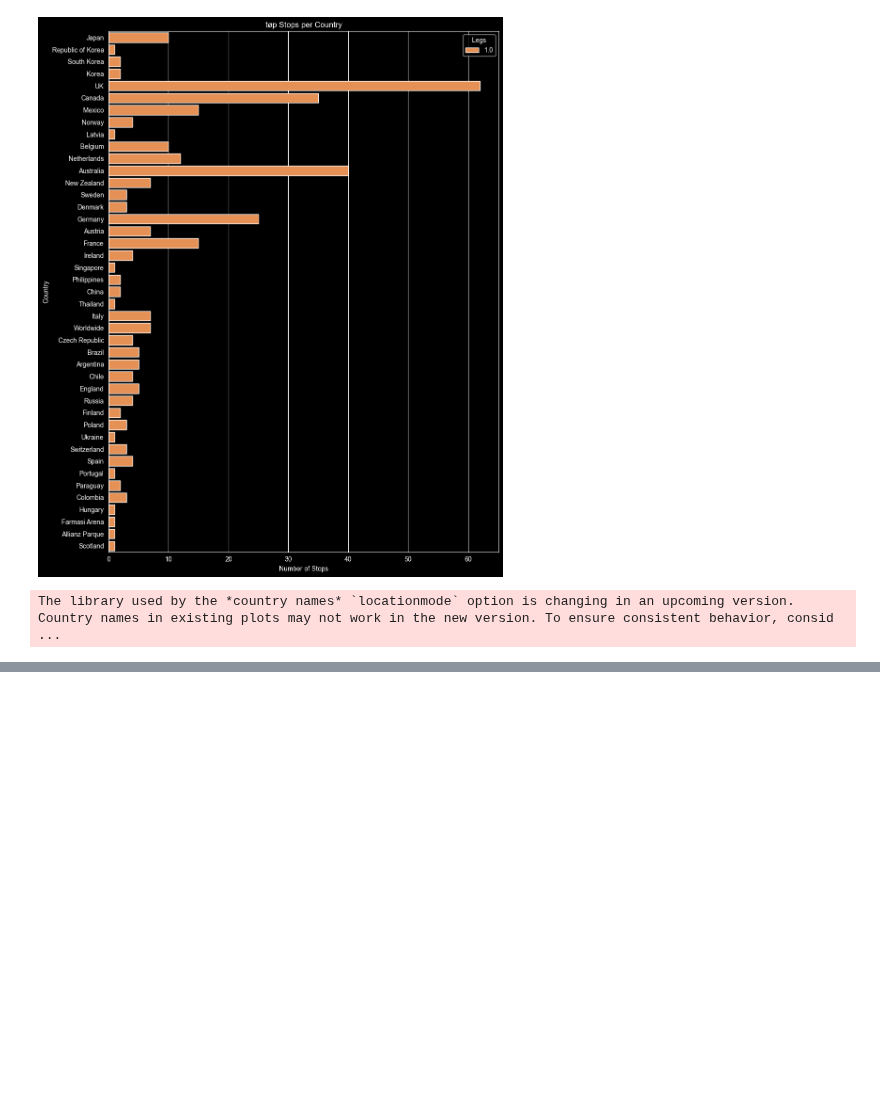
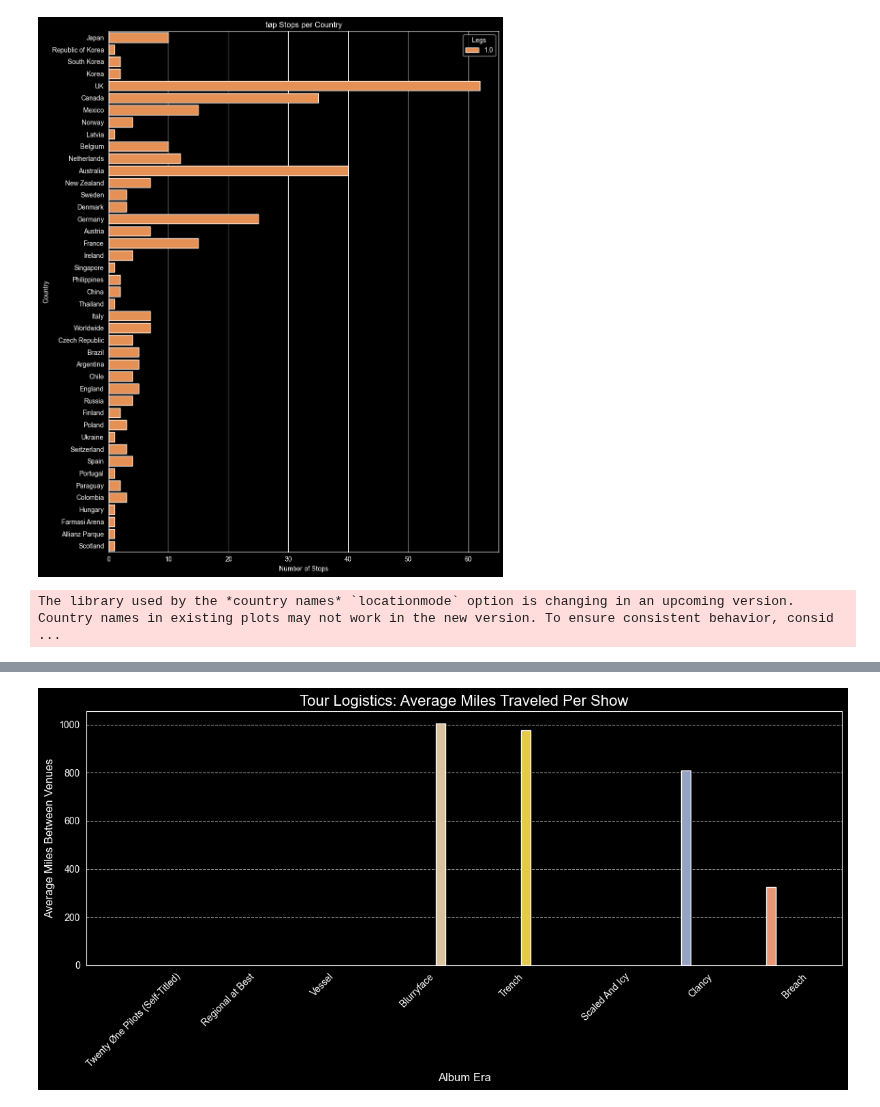
Before and after one commit to MeredithClikkie/torchbearerlab.github.io, a Jupyter notebook: TØPTourStops.ipynb, the cells around one changed output, grey strips where cells are left out. Drawn from its saved outputs; the diff is of its cells as text; code cells hidden in the pictures; blank space fills up the shorter version.

Commit message:
geocoded_cities and Top_Global_Expansion.html

```diff
--- a/TØPTourStops.ipynb
+++ b/TØPTourStops.ipynb
@@ -4,3 +4,6 @@ import pandas as pd
 
 file_path = '/Users/meredithsmith/Desktop/TØPAnalysis/11GoodTØPTours.xlsx'
 df= pd.read_excel(file_path)
+# %%
+geo = '/Users/meredithsmith/Desktop/TØPAnalysis/geocoded_cities.xlsx'
+df_geo = pd.read_excel(geo, usecols = [0,1,2])
@@ -325,0 +482,9 @@ KeyError: 'location_string'
+# %%
+import pandas as pd
+
+# Merge df_geo into df1
+# 'how='left'' ensures you keep all rows from your original df1
+df_combined = pd.merge(df1, df_geo, on='location_string', how='left')
+
+# Check the first few rows to confirm
+print(df_combined.head())
@@ -325,0 +531,8 @@ KeyError: 'location_string'
+# %%
+# Convert to datetime and ensure it's not a boolean series
+df_combined["Date"] = pd.to_datetime(df_combined["Date"], format="%m/%d/%y %H:%M", errors="coerce")
+# %%
+# Create Date and Time columns
+df_combined["ShowDate"] = df_combined["Date"].dt.date
+df_combined["Time"] = df_combined["Date"].dt.strftime("%H:%M")
+df_combined['Time'] = pd.to_datetime(df_combined['Time'])
@@ -394,0 +797,56 @@ print(tour_distances)
+# %%
+import pandas as pd
+import seaborn as sns
+import matplotlib.pyplot as plt
+from geopy.distance import geodesic
+
+# 1. Define the chronological order for the X-axis
+era_order = [
+    "Twenty Øne Pilots (Self-Titled)", "Regional at Best", "Vessel",
+    "Blurryface", "Trench", "Scaled And Icy", "Clancy", "Breach"
+]
+
+def calculate_era_metrics(df_era):
+    # Ensure coordinates are present and drop rows with None/NaN
+    valid_coords = df_era.dropna(subset=['latitude', 'longitude'])
+    points = list(zip(valid_coords['latitude'], valid_coords['longitude']))
+
+    total_miles = 0
+    for i in range(len(points) - 1):
+        total_miles += geodesic(points[i], points[i+1]).miles
+
+    num_shows = len(df_era)
+
+    # Return 0 if no shows to avoid division by zero
+    avg_miles = total_miles / num_shows if num_shows > 0 else 0
+    return pd.Series({'Total_Miles': total_miles, 'Avg_Miles_Per_Show': avg_miles, 'Show_Count': num_shows})
+
+# 2. Apply the calculation to each era
+era_stats = df_era.groupby('Associated Albums').apply(calculate_era_metrics, include_groups=False).reset_index()
+
+# 3. Ensure the order is chronological
+era_stats['Associated Albums'] = pd.Categorical(era_stats['Associated Albums'], categories=era_order, ordered=True)
+era_stats = era_stats.sort_values('Associated Albums')
+
+# 4. Visualization
+plt.figure(figsize=(12, 6))
+sns.barplot(
+    data=era_stats,
+    x='Associated Albums',
+    y='Avg_Miles_Per_Show',
+    hue='Show_Count',
+    palette=sns.color_palette('Set2', n_colors=len(era_stats)),
+    order=era_order,
+    legend=False
+)
+
+plt.title('Tour Logistics: Average Miles Traveled Per Show', fontsize=16)
+plt.ylabel('Average Miles Between Venues', fontsize=12)
+plt.xlabel('Album Era', fontsize=12)
+plt.xticks(rotation=45)
+plt.grid(axis='y', linestyle='--', alpha=0.6)
+
+plt.tight_layout()
+plt.show()
+# %% [output]
+[figure, added]
```
Also changed, not shown: parts of 24 cells of this notebook, 3 other files.
